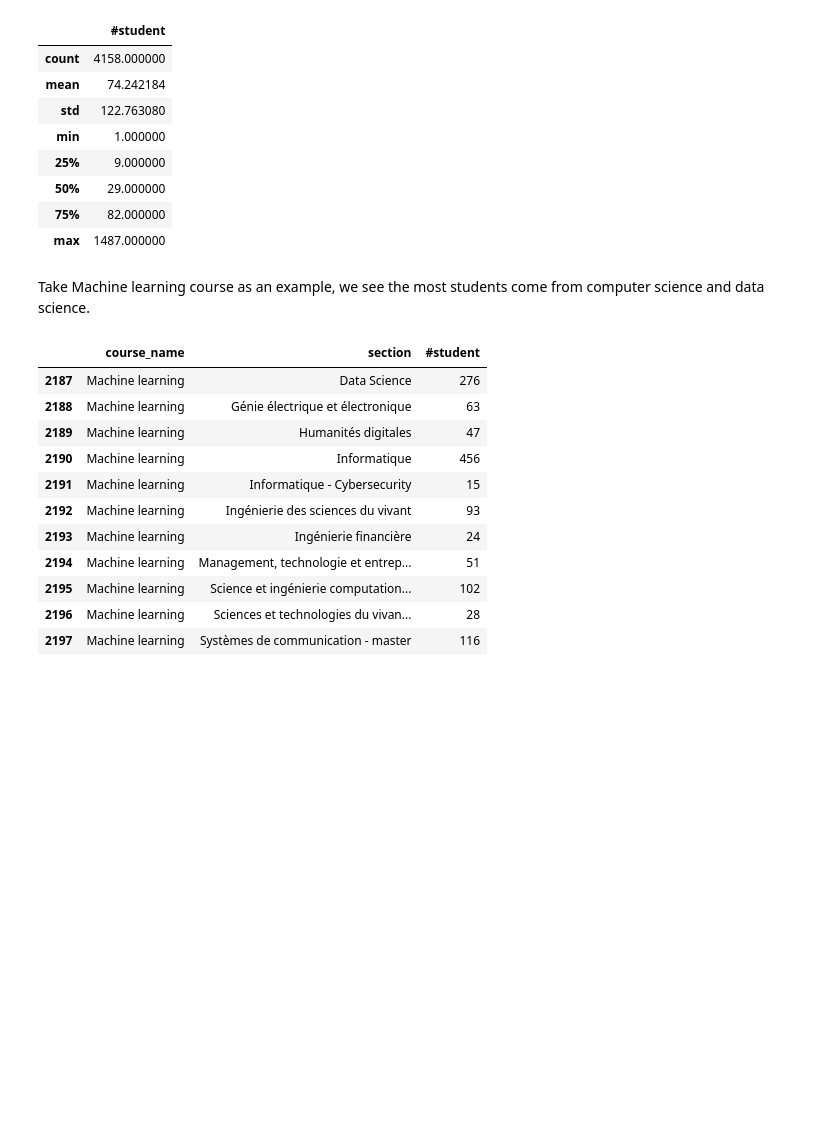
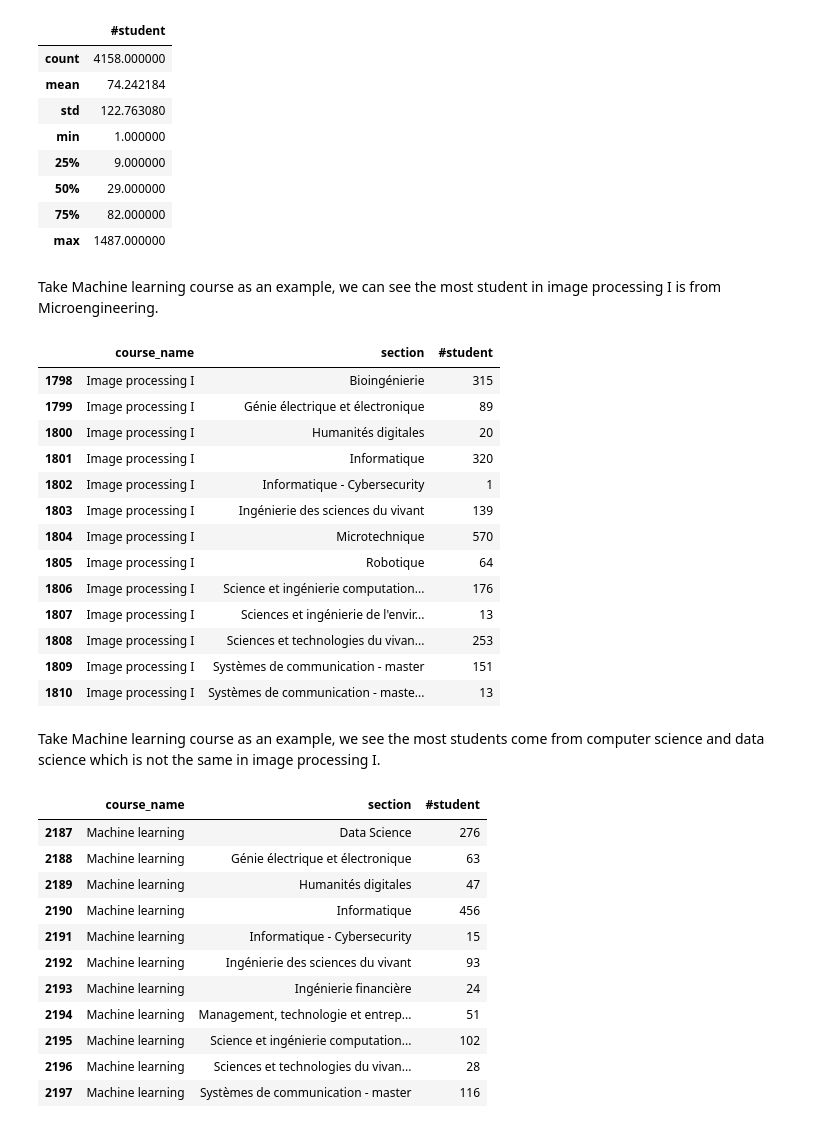
Before and after one commit to com-480-data-visualization/com-480-project-xiaozu, a Jupyter notebook: src/data-analysis/Pre-analysis.ipynb, the cells around one changed output. Cells and saved outputs as stored; diff of their text form; code cells hidden in the pictures; blank space fills up the shorter version.

```diff
--- a/src/data-analysis/Pre-analysis.ipynb
+++ b/src/data-analysis/Pre-analysis.ipynb
@@ -147,8 +148,27 @@ df_major_enrollemnt.describe()
 | 50% | 29.000000 |
 | 75% | 82.000000 |
 | max | 1487.000000 |
+# %% [markdown]
+Take Machine learning course as an example, we can see the most student in image processing I is from Microengineering.
+# %%
+df_major_enrollemnt[df_major_enrollemnt['course_name']=='Image processing I']
+# %% [output]
+|  | course_name | section | #student |
+| 1798 | Image processing I | Bioingénierie | 315 |
+| 1799 | Image processing I | Génie électrique et électronique | 89 |
+| 1800 | Image processing I | Humanités digitales | 20 |
+| 1801 | Image processing I | Informatique | 320 |
+| 1802 | Image processing I | Informatique - Cybersecurity | 1 |
+| 1803 | Image processing I | Ingénierie des sciences du vivant | 139 |
+| 1804 | Image processing I | Microtechnique | 570 |
+| 1805 | Image processing I | Robotique | 64 |
+| 1806 | Image processing I | Science et ingénierie computation... | 176 |
+| 1807 | Image processing I | Sciences et ingénierie de l'envir... | 13 |
+| 1808 | Image processing I | Sciences et technologies du vivan... | 253 |
+| 1809 | Image processing I | Systèmes de communication - master | 151 |
+| 1810 | Image processing I | Systèmes de communication - maste... | 13 |
 # %% [markdown]
-Take Machine learning course as an example, we see the most students come from computer science and data science.
+Take Machine learning course as an example, we see the most students come from computer science and data science which is not the same in image processing I.
 # %%
 df_major_enrollemnt[df_major_enrollemnt['course_name']=='Machine learning']
 # %% [output]
```
Also changed, not shown: parts of 18 cells of this notebook.
